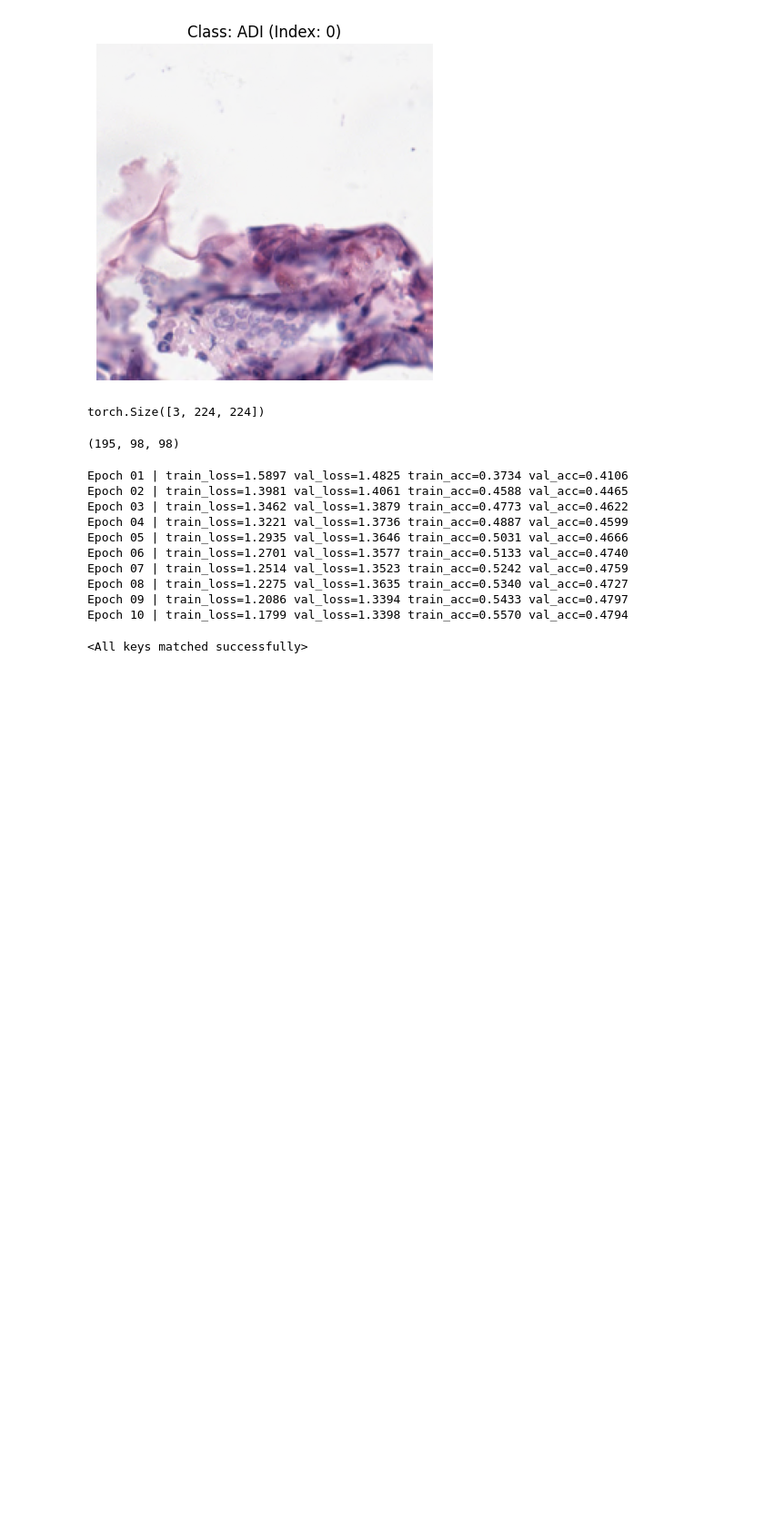
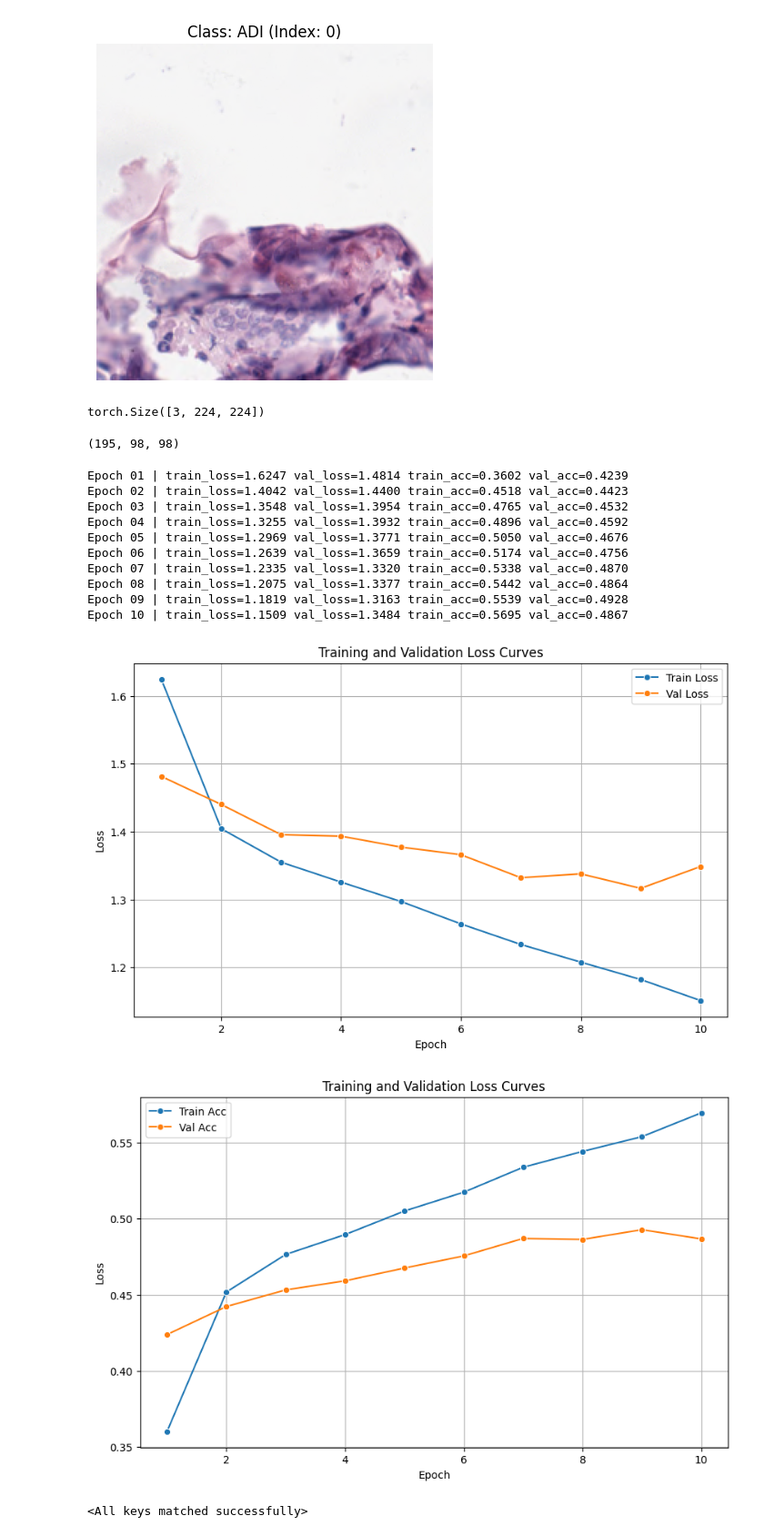
Before and after one commit to chuang04/CSC4505Project, a Jupyter notebook: notebooks/Final Project.ipynb, the cells around one changed output. Shown at 91% size. Drawn from its saved outputs; the diff is of its cells as text; code cells hidden in the pictures; blank space fills up the shorter version.

```diff
--- a/notebooks/Final Project.ipynb
+++ b/notebooks/Final Project.ipynb
@@ -12,7 +12,8 @@ import matplotlib.pyplot as plt
 import numpy as np
 import sys
 
-device = torch.device("cuda" if torch.cuda.is_available() else "cpu")
+#device = torch.device("cuda" if torch.cuda.is_available() else "cpu")
+device = "cpu"
 torch.manual_seed(42)
 
 print("Torch:", torch.__version__)
@@ -23,6 +26,7 @@ ModuleNotFoundError: No module named 'data_d'
 # %%
 current_dir = os.path.abspath(os.getcwd())
-data_dir = os.path.join(current_dir, "dataset/1/HMU-GC-HE-30K/all_image")
+parent_dir = os.path.dirname(current_dir)
+data_dir = os.path.join(parent_dir, "dataset/1/HMU-GC-HE-30K/all_image")
 data_dir = os.path.abspath(data_dir)
 
 transform = transforms.Compose([
@@ -182,15 +186,41 @@ for epoch in range(1, EPOCHS + 1):
 # Convert to DataFrame for analysis
 history_cnn = pd.DataFrame(results)
 # %% [output]
-Epoch 01 | train_loss=1.5897 val_loss=1.4825 train_acc=0.3734 val_acc=0.4106
-Epoch 02 | train_loss=1.3981 val_loss=1.4061 train_acc=0.4588 val_acc=0.4465
-Epoch 03 | train_loss=1.3462 val_loss=1.3879 train_acc=0.4773 val_acc=0.4622
-Epoch 04 | train_loss=1.3221 val_loss=1.3736 train_acc=0.4887 val_acc=0.4599
-Epoch 05 | train_loss=1.2935 val_loss=1.3646 train_acc=0.5031 val_acc=0.4666
-Epoch 06 | train_loss=1.2701 val_loss=1.3577 train_acc=0.5133 val_acc=0.4740
-Epoch 07 | train_loss=1.2514 val_loss=1.3523 train_acc=0.5242 val_acc=0.4759
-Epoch 08 | train_loss=1.2275 val_loss=1.3635 train_acc=0.5340 val_acc=0.4727
-Epoch 09 | train_loss=1.2086 val_loss=1.3394 train_acc=0.5433 val_acc=0.4797
-Epoch 10 | train_loss=1.1799 val_loss=1.3398 train_acc=0.5570 val_acc=0.4794
+Epoch 01 | train_loss=1.6247 val_loss=1.4814 train_acc=0.3602 val_acc=0.4239
+Epoch 02 | train_loss=1.4042 val_loss=1.4400 train_acc=0.4518 val_acc=0.4423
+Epoch 03 | train_loss=1.3548 val_loss=1.3954 train_acc=0.4765 val_acc=0.4532
+Epoch 04 | train_loss=1.3255 val_loss=1.3932 train_acc=0.4896 val_acc=0.4592
+Epoch 05 | train_loss=1.2969 val_loss=1.3771 train_acc=0.5050 val_acc=0.4676
+Epoch 06 | train_loss=1.2639 val_loss=1.3659 train_acc=0.5174 val_acc=0.4756
+Epoch 07 | train_loss=1.2335 val_loss=1.3320 train_acc=0.5338 val_acc=0.4870
+Epoch 08 | train_loss=1.2075 val_loss=1.3377 train_acc=0.5442 val_acc=0.4864
+Epoch 09 | train_loss=1.1819 val_loss=1.3163 train_acc=0.5539 val_acc=0.4928
+Epoch 10 | train_loss=1.1509 val_loss=1.3484 train_acc=0.5695 val_acc=0.4867
+# %%
+import seaborn as sns
+import matplotlib.pyplot as plt
+
+epochs = history_cnn['epoch']
+
+plt.figure(figsize=(10, 6))
+sns.lineplot(x=epochs, y=history_cnn["train_loss"], marker="o", label="Train Loss")
+sns.lineplot(x=epochs, y=history_cnn["val_loss"], marker="o", label="Val Loss")
+plt.title('Training and Validation Loss Curves')
+plt.xlabel('Epoch')
+plt.ylabel('Loss')
+plt.grid(True)
+plt.show()
+
+plt.figure(figsize=(10, 6))
+sns.lineplot(x=epochs, y=history_cnn["train_acc"], marker="o", label="Train Acc")
+sns.lineplot(x=epochs, y=history_cnn["val_acc"], marker="o", label="Val Acc")
+plt.title('Training and Validation Loss Curves')
+plt.xlabel('Epoch')
+plt.ylabel('Loss')
+plt.grid(True)
+plt.show()
+# %% [output]
+[figure, added]
+[figure, added]
 # %%
 model = H_CNN()
```
Also changed, not shown: parts of 10 cells of this notebook, 3 other files.
